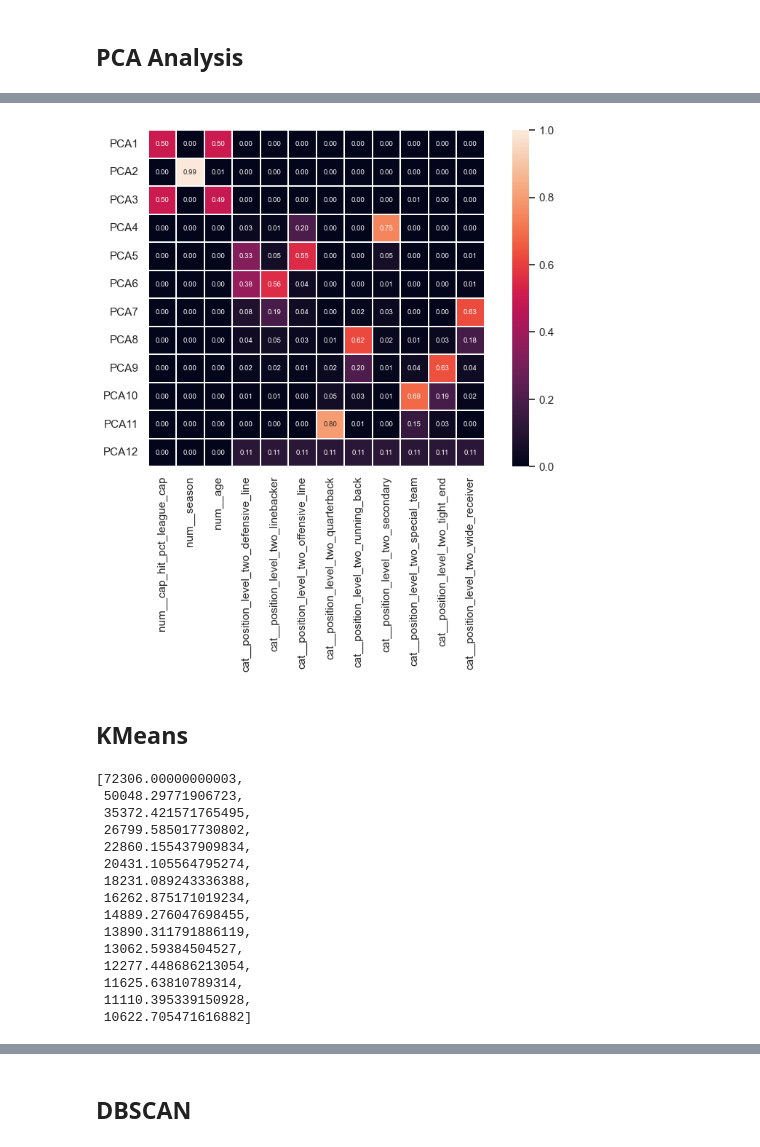
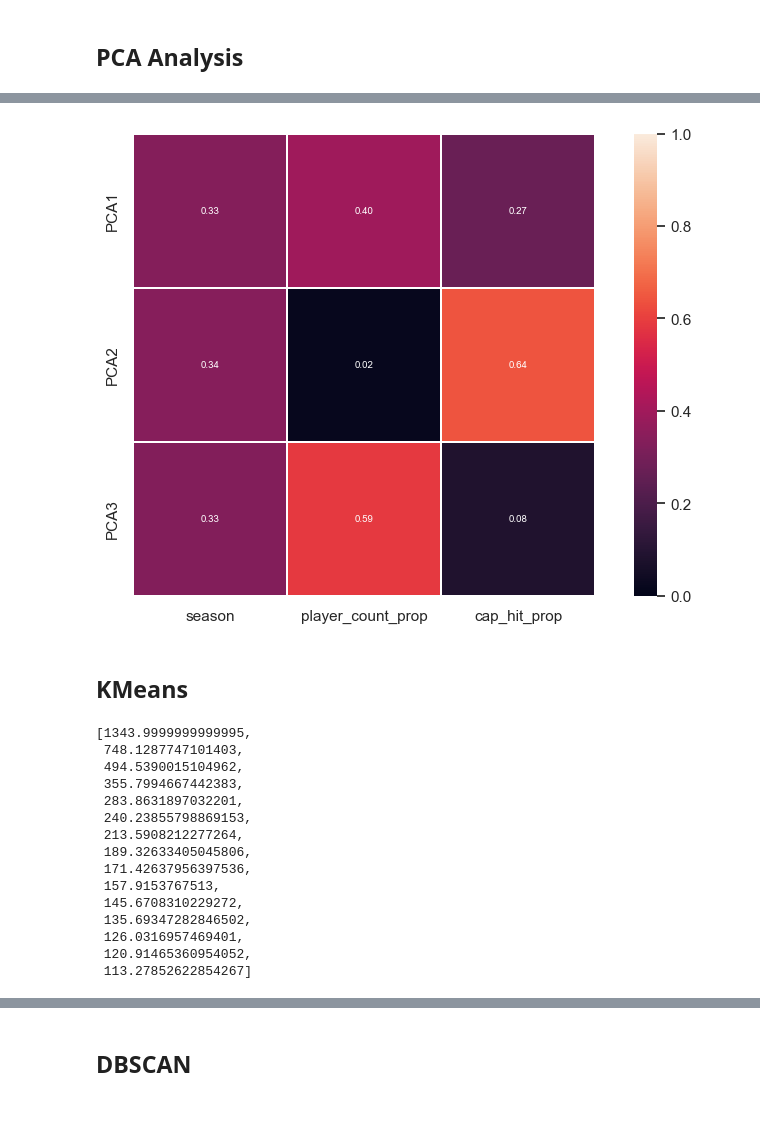
Before and after one commit to chrisizenour/football_analysis, a Jupyter notebook: notebooks/nfl_unsupervised_learning_pt1.ipynb, the cells around one changed output, grey strips where cells are left out. Drawn from its saved outputs; the diff is of its cells as text; code cells hidden in the pictures; blank space fills up the shorter version.

Commit message:
enhanced clustering, added to streamlit app

```diff
--- a/notebooks/nfl_unsupervised_learning_pt1.ipynb
+++ b/notebooks/nfl_unsupervised_learning_pt1.ipynb
@@ -410,10 +409,7 @@ def pca_matrix_heatmap(df, numerical_features, categorical_features=None, use_ca
 
     # Get feature names after preprocessing
     if use_categorical_features and categorical_features:
-        feature_names = (
-            pca_pipe.named_steps['preprocessor']
-            .get_feature_names_out(numerical_features + categorical_features)
-        )
+        feature_names = pca_pipe.named_steps['preprocessor'].get_feature_names_out()
     else:
         feature_names = numerical_features
 
@@ -1836,0 +1900,3 @@ spotrac_nfl_team_pos_level_two_grouped_df
+# %%
+spotrac_nfl_team_season_roster_active_df = spotrac_nfl_team_season_roster_df.loc[spotrac_nfl_team_season_roster_df['roster_status'] == 'active', :].copy()
+spotrac_nfl_team_season_roster_active_df
@@ -1837,6 +1917,6 @@ spotrac_nfl_team_pos_level_two_grouped_df
 # %%
-spotrac_clustering_df = spotrac_nfl_records_df.loc[spotrac_nfl_records_df['roster_status'] == 'active', ['cap_hit_pct_league_cap', 'season', 'age', 'position_level_two', ]].dropna()
-spotrac_clustering_numerical_cols = ['cap_hit_pct_league_cap', 'season', 'age']
-spotrac_clustering_categorical_cols = ['position_level_two']
+spotrac_clustering_df = spotrac_nfl_team_season_roster_active_df.loc[:, ['season', 'player_count_prop', 'cap_hit_prop', ]].dropna()
+spotrac_clustering_numerical_cols = ['season', 'player_count_prop', 'cap_hit_prop']
+spotrac_clustering_categorical_cols = []
 spotrac_clustering_df
 # %% [output]
@@ -1888,29 +1958,29 @@ exp_var_df_scree_plot.savefig(f'{project_data_exports_path}/exp_var_df_scree_plo
 # %%
-pca_matrix_heatmap = pca_matrix_heatmap(spotrac_clustering_df, numerical_features=spotrac_clustering_numerical_cols, categorical_features=spotrac_clustering_categorical_cols, use_categorical_features=True)
+pca_matrix_heatmap = pca_matrix_heatmap(spotrac_clustering_df, numerical_features=spotrac_clustering_numerical_cols, categorical_features=spotrac_clustering_categorical_cols, use_categorical_features=False)
 pca_matrix_heatmap.savefig(f'{project_data_exports_path}/pca_matrix_heatmap.png', dpi=300, bbox_inches='tight')
 # %% [output]
-[figure, old version]
+[figure, new version]
 # %% [markdown]
 ## KMeans
 # %%
 kmc_inertias = inertia_scores(spotrac_clustering_df, numerical_features=spotrac_clustering_numerical_cols, categorical_features=spotrac_clustering_categorical_cols, use_categorical_features=False)
 kmc_inertias
 # %% [output]
-[72306.00000000003,
- 50048.29771906723,
- 35372.421571765495,
- 26799.585017730802,
- 22860.155437909834,
- 20431.105564795274,
- 18231.089243336388,
- 16262.875171019234,
- 14889.276047698455,
- 13890.311791886119,
- 13062.59384504527,
- 12277.448686213054,
- 11625.63810789314,
- 11110.395339150928,
- 10622.705471616882]
+[1343.9999999999995,
+ 748.1287747101403,
+ 494.5390015104962,
+ 355.7994667442383,
+ 283.8631897032201,
+ 240.23855798869153,
+ 213.5908212277264,
+ 189.32633405045806,
+ 171.42637956397536,
+ 157.9153767513,
+ 145.6708310229272,
+ 135.69347282846502,
+ 126.0316957469401,
+ 120.91465360954052,
+ 113.27852622854267]
 # %%
 kmc_elbow_plot = elbow_plot(kmc_inertias)
 kmc_elbow_plot.savefig(f'{project_data_exports_path}/kmc_elbow_plot.png', dpi=300, bbox_inches='tight')
```
Also changed, not shown: parts of 42 cells of this notebook, 23 other files.
